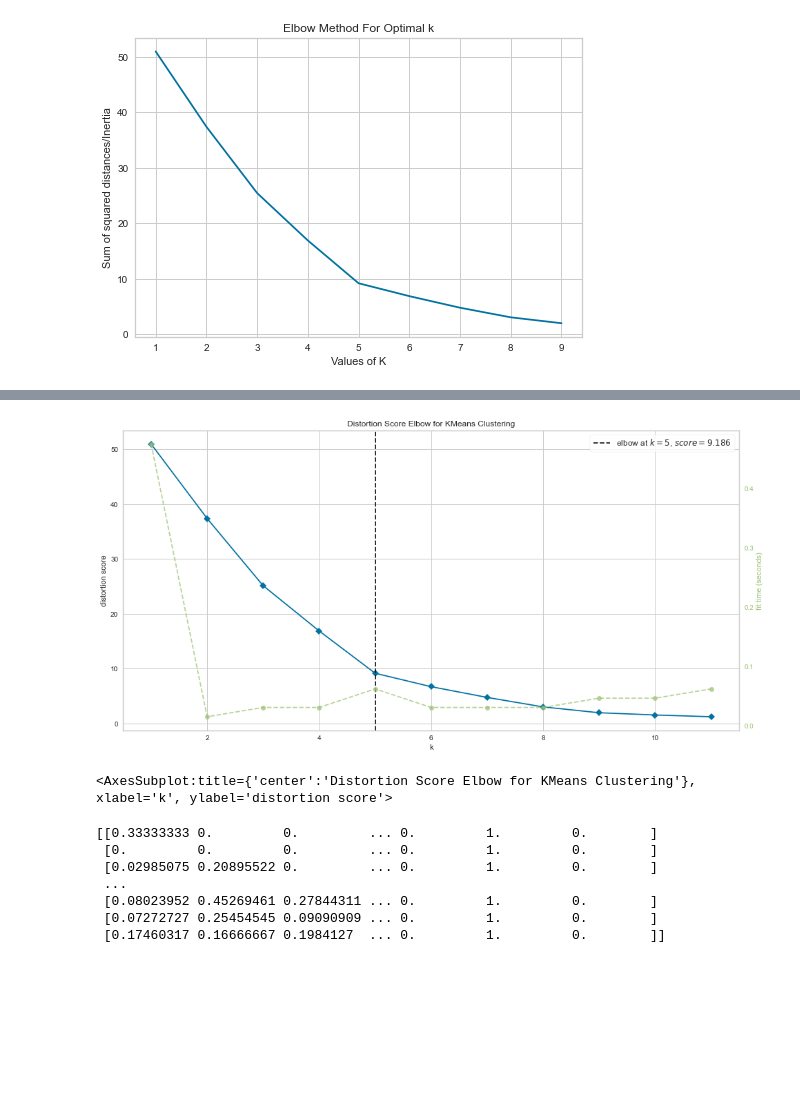
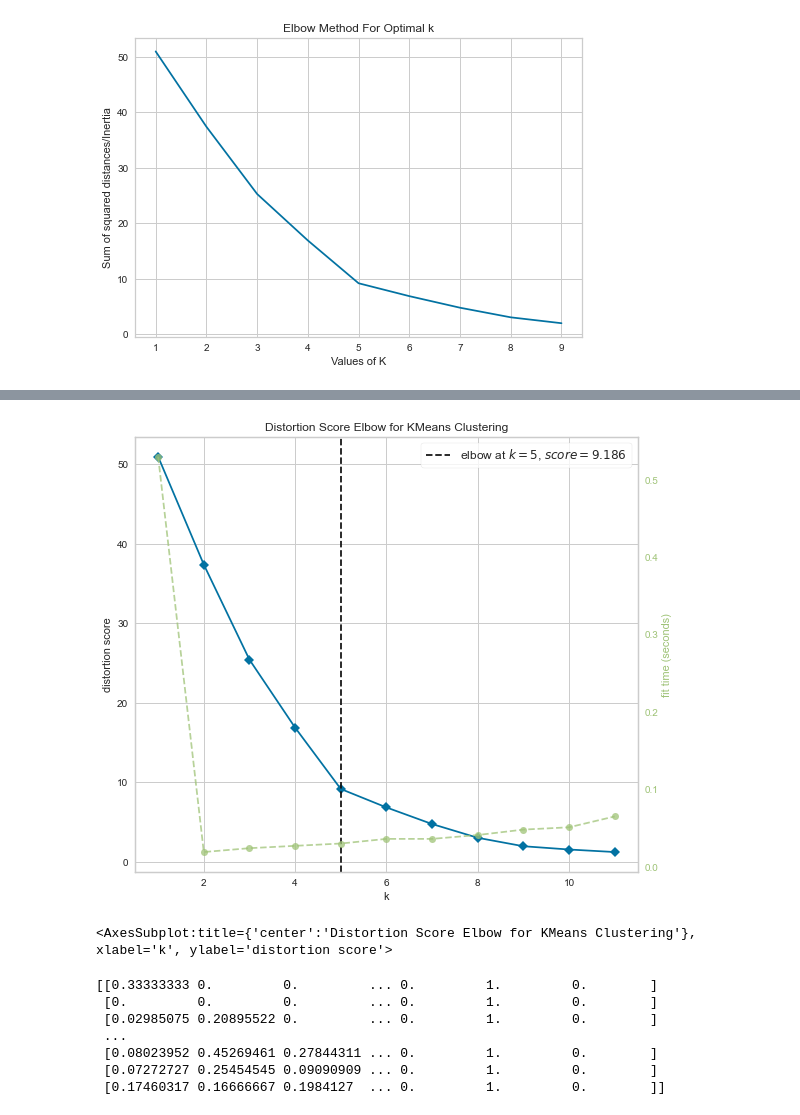
Before and after one commit to Ldave01/Best_Place_For_Business, a Jupyter notebook: eda.ipynb, the cells around one changed output, grey strips where cells are left out. Saved outputs shown, nothing was run; the diff lists cells and outputs as text; code cells hidden in the pictures; blank space fills up the shorter version.

```diff
--- a/eda.ipynb
+++ b/eda.ipynb
@@ -118,12 +118,12 @@ secteur=secteur.head(15)
 plt.figure(figsize=(10,9))
 ax=sns.barplot(y=secteur.index,x='index', palette="CMRmap", data=secteur)
 #Count part
-for container in ax.containers:
-    ax.bar_label(container,padding=5)
+# for container in ax.containers:
+#     ax.bar_label(container,padding=5)
 #Percentage part
 for p in ax.patches:
     percentage = '{:.1f}%'.format(100 * p.get_width()/sum(secteur['index'].values))
-    x = p.get_x() + p.get_width()/2
-    y = p.get_y() + p.get_height()/2
-    ax.annotate(percentage, (x, y),fontsize=11,color="white")
+    x = p.get_x() + p.get_width()
+    y = p.get_y() + p.get_height()
+    ax.annotate(percentage, (x, y),fontsize=11,color="black")
 # %% [output]
@@ -539,12 +539,12 @@ Requirement already satisfied: joblib>=0.11 in c:\users\lgp\appdata\roaming\pyth
 from yellowbrick.cluster import KElbowVisualizer
 # %%
 model = KMeans()
-plt.figure(figsize=(16,8))
+plt.figure(figsize=(9,8))
 visualizer = KElbowVisualizer(model, k=(1,12))
 visualizer.fit(group)
 visualizer.show()
 # %% [output]
-[figure, old version]
+[figure, new version]
 <AxesSubplot:title={'center':'Distortion Score Elbow for KMeans Clustering'}, xlabel='k', ylabel='distortion score'>
 # %%
 # define min max scaler
```
Also changed, not shown: parts of 19 cells of this notebook, 7 other files.
